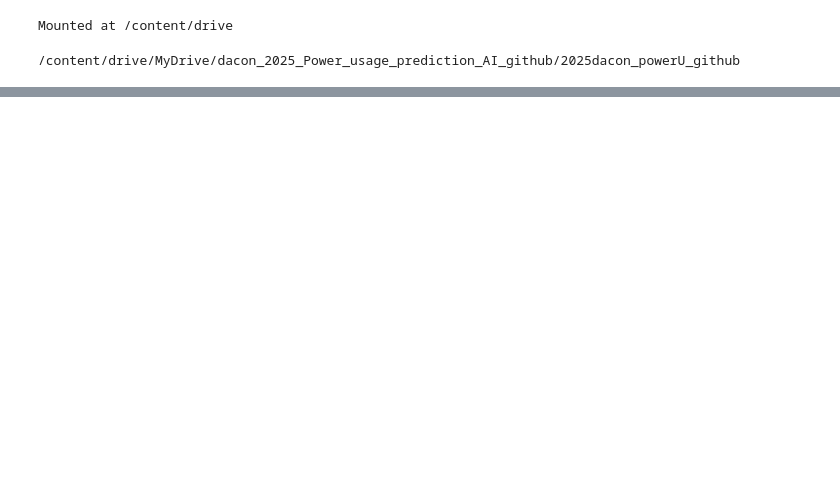
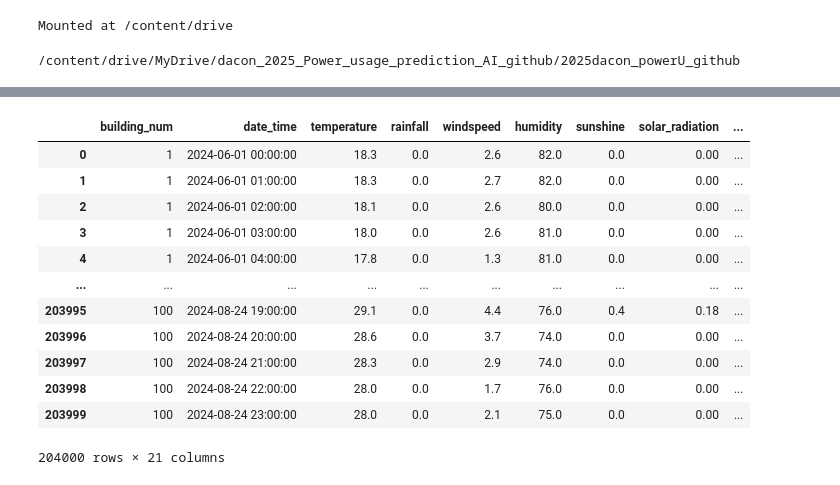
Before and after one commit to SonHyesang0914/2025dacon_powerU_github, a Jupyter notebook: 01_EDA.ipynb, the cells around one changed output, grey strips where cells are left out. Saved outputs shown, nothing was run; the diff lists cells and outputs as text; code cells hidden in the pictures; blank space fills up the shorter version.

```diff
--- a/01_EDA.ipynb
+++ b/01_EDA.ipynb
@@ -19,0 +308,16 @@ SyntaxError: invalid syntax (ipython-input-400234050.py, line 1)
+# %%
+train
+# %% [output]
+|  | building_num | date_time | temperature | rainfall | windspeed | humidity | sunshine | solar_radiation | ... |
+| 0 | 1 | 2024-06-01 00:00:00 | 18.3 | 0.0 | 2.6 | 82.0 | 0.0 | 0.00 | ... |
+| 1 | 1 | 2024-06-01 01:00:00 | 18.3 | 0.0 | 2.7 | 82.0 | 0.0 | 0.00 | ... |
+| 2 | 1 | 2024-06-01 02:00:00 | 18.1 | 0.0 | 2.6 | 80.0 | 0.0 | 0.00 | ... |
+| 3 | 1 | 2024-06-01 03:00:00 | 18.0 | 0.0 | 2.6 | 81.0 | 0.0 | 0.00 | ... |
+| 4 | 1 | 2024-06-01 04:00:00 | 17.8 | 0.0 | 1.3 | 81.0 | 0.0 | 0.00 | ... |
+| ... | ... | ... | ... | ... | ... | ... | ... | ... | ... |
+| 203995 | 100 | 2024-08-24 19:00:00 | 29.1 | 0.0 | 4.4 | 76.0 | 0.4 | 0.18 | ... |
+| 203996 | 100 | 2024-08-24 20:00:00 | 28.6 | 0.0 | 3.7 | 74.0 | 0.0 | 0.00 | ... |
+| 203997 | 100 | 2024-08-24 21:00:00 | 28.3 | 0.0 | 2.9 | 74.0 | 0.0 | 0.00 | ... |
+| 203998 | 100 | 2024-08-24 22:00:00 | 28.0 | 0.0 | 1.7 | 76.0 | 0.0 | 0.00 | ... |
+| 203999 | 100 | 2024-08-24 23:00:00 | 28.0 | 0.0 | 2.1 | 75.0 | 0.0 | 0.00 | ... |
+204000 rows × 21 columns
```
Also changed, not shown: parts of 22 cells of this notebook.
